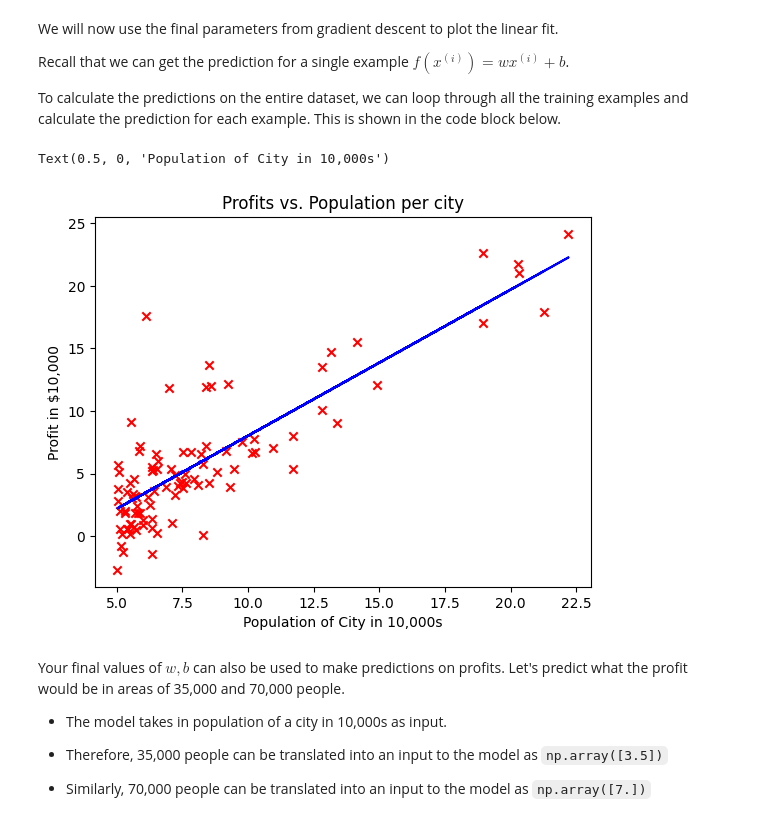
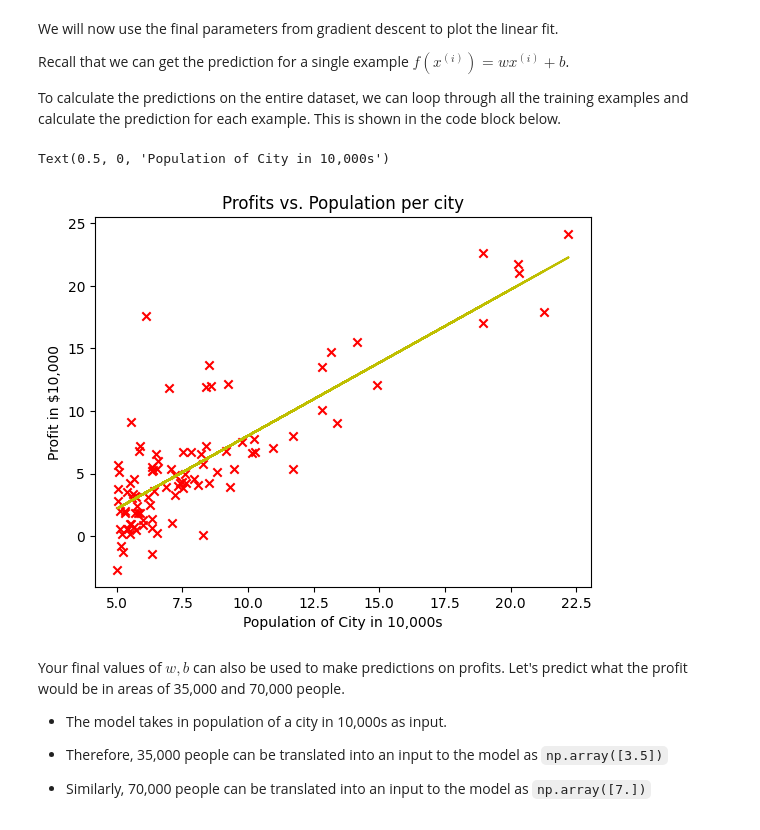
Before and after one commit to Kd-Here/Machine-Learning, a Jupyter notebook: Week2/Trying-C1_W2_Linearmodel.ipynb, the cells around one changed output. Saved outputs shown, nothing was run; the diff lists cells and outputs as text; code cells hidden in the pictures.

```diff
--- a/Week2/Trying-C1_W2_Linearmodel.ipynb
+++ b/Week2/Trying-C1_W2_Linearmodel.ipynb
@@ -295,7 +293,7 @@ at the value of $J(w,b)$ and check that it is decreasing with each step.
 # %%
 def gradient_descent(x, y, w_in, b_in, cost_function, gradient_function, alpha, num_iters):
     """
-    Performs batch gradient descent to learn theta. Updates theta by taking
+    Performs batch gradient descent(Taking one value in consideration and applying it on all values of training examples) to learn theta. Updates theta by taking
     num_iters gradient steps with learning rate alpha
 
     Args:
@@ -319,7 +317,7 @@ def gradient_descent(x, y, w_in, b_in, cost_function, gradient_function, alpha,
     # An array to store cost J and w's at each iteration — primarily for graphing later
     J_history = []
     w_history = []
-    w = copy.deepcopy(w_in)  #avoid modifying global w within function
+    w = copy.deepcopy(w_in)  #avoid modifying global w within function #deepcopy means any changes made will make change to original
     b = b_in
 
     for i in range(num_iters):
@@ -332,13 +330,14 @@ def gradient_descent(x, y, w_in, b_in, cost_function, gradient_function, alpha,
         b = b - alpha * dj_db
 
         # Save cost J at each iteration
-        if i<100000:      # prevent resource exhaustion
+        if i<10000:      # as this is simple problem so we make i less then 100000 i.e. iteration should not more then this for small problem
             cost =  cost_function(x, y, w, b)
             J_history.append(cost)
 
         # Print cost every at intervals 10 times or as many iterations if < 10
+        # only print output when i % (150) == 0 % is remainder
         if i% math.ceil(num_iters/10) == 0:
             w_history.append(w)
-            print(f"Iteration {i:4}: Cost {float(J_history[-1]):8.2f}   ")
-
+            print(f"Iteration {i:4} : Cost {float(J_history[-1]):8.2f}")   #We are appending in J_history every time each iteration and when i%150 == 0 that time we are taking it's last i.e. recent value don't get it try J_history to print
+        #Here i:4 and :8 are used to maintain same space check chaingng there values
     return w, b, J_history, w_history #return w and J,w history for graphing
@@ -351,7 +352,6 @@ initial_b = 0.
 iterations = 1500
 alpha = 0.01
 
-w,b,_,_ = gradient_descent(x_train ,y_train, initial_w, initial_b,
-                     compute_cost, compute_gradient, alpha, iterations)
+w,b,_,_ = gradient_descent(x_train ,y_train, initial_w, initial_b,compute_cost, compute_gradient, alpha, iterations)
 print("w,b found by gradient descent:", w, b)
 # %% [output]
@@ -383,20 +383,21 @@ for i in range(m):
 # now plot the predicted line vs scatter points
 # %%
 # Plot the linear fit
-plt.plot(x_train, predicted, c = "b")
+# plt.plot(xvariable, yvariable)
+plt.plot(x_train, predicted, c = "y")
 
 # Create a scatter plot of the data.
 plt.scatter(x_train, y_train, marker='x', c='r')
 
 # Set the title
 plt.title("Profits vs. Population per city")
 # Set the y-axis label
 plt.ylabel('Profit in $10,000')
 # Set the x-axis label
 plt.xlabel('Population of City in 10,000s')
 # %% [output]
 Text(0.5, 0, 'Population of City in 10,000s')
-[figure, old version]
+[figure, new version]
 # %% [markdown]
 Your final values of $w,b$ can also be used to make predictions on profits. Let's predict what the profit would be in areas of 35,000 and 70,000 people.
 
```
Also changed, not shown: parts of 5 cells of this notebook.
